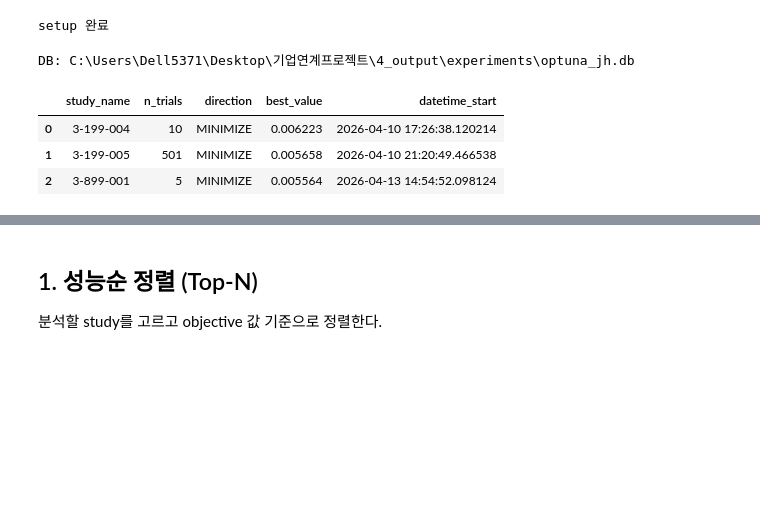
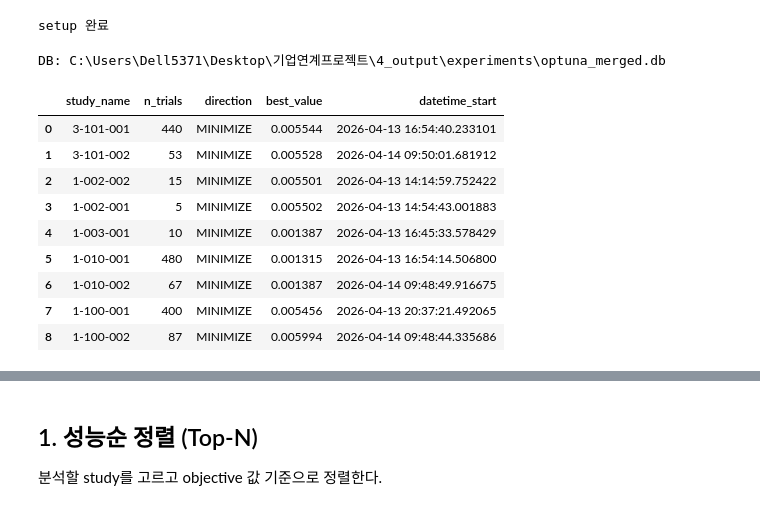
Before and after one commit to younjunseon/ASAC_SKhynix, a Jupyter notebook: 4_output/experiments/optuna_viewer.ipynb, the cells around one changed output, grey strips where cells are left out. Saved outputs shown, nothing was run; the diff lists cells and outputs as text; code cells hidden in the pictures; blank space fills up the shorter version.

Commit message:
chore: optuna viewer 노트북 갱신 및 실험 기록 추가
- optuna_viewer.ipynb 갱신, optuna_merged_viewer.ipynb 신규 추가
- experiments.csv 실험 기록 append

Co-Authored-By: Claude Opus 4.6 (1M context) <noreply@anthropic.com>

```diff
--- a/4_output/experiments/optuna_viewer.ipynb
+++ b/4_output/experiments/optuna_viewer.ipynb
@@ -24,32 +24,38 @@ setup 완료
 # %%
 import optuna
 import pandas as pd
 from pathlib import Path
 
 optuna.logging.set_verbosity(optuna.logging.WARNING)
 
-DB_PATH = Path("optuna_jh.db").resolve()
+DB_PATH = Path("optuna_merged.db").resolve()
 STORAGE = f"sqlite:///{DB_PATH.as_posix()}"
 print(f"DB: {DB_PATH}")
 
 summaries = optuna.get_all_study_summaries(STORAGE)
 study_info = pd.DataFrame([
     {
         "study_name": s.study_name,
         "n_trials": s.n_trials,
         "direction": s.direction.name,
         "best_value": s.best_trial.value if s.best_trial else None,
         "datetime_start": s.datetime_start,
     }
     for s in summaries
 ])
 study_info
 # %% [output]
-DB: C:\Users\Dell5371\Desktop\기업연계프로젝트\4_output\experiments\optuna_jh.db
+DB: C:\Users\Dell5371\Desktop\기업연계프로젝트\4_output\experiments\optuna_merged.db
 |  | study_name | n_trials | direction | best_value | datetime_start |
-| 0 | 3-199-004 | 10 | MINIMIZE | 0.006223 | 2026-04-10 17:26:38.120214 |
-| 1 | 3-199-005 | 501 | MINIMIZE | 0.005658 | 2026-04-10 21:20:49.466538 |
-| 2 | 3-899-001 | 5 | MINIMIZE | 0.005564 | 2026-04-13 14:54:52.098124 |
+| 0 | 3-101-001 | 440 | MINIMIZE | 0.005544 | 2026-04-13 16:54:40.233101 |
+| 1 | 3-101-002 | 53 | MINIMIZE | 0.005528 | 2026-04-14 09:50:01.681912 |
+| 2 | 1-002-002 | 15 | MINIMIZE | 0.005501 | 2026-04-13 14:14:59.752422 |
+| 3 | 1-002-001 | 5 | MINIMIZE | 0.005502 | 2026-04-13 14:54:43.001883 |
+| 4 | 1-003-001 | 10 | MINIMIZE | 0.001387 | 2026-04-13 16:45:33.578429 |
+| 5 | 1-010-001 | 480 | MINIMIZE | 0.001315 | 2026-04-13 16:54:14.506800 |
+| 6 | 1-010-002 | 67 | MINIMIZE | 0.001387 | 2026-04-14 09:48:49.916675 |
+| 7 | 1-100-001 | 400 | MINIMIZE | 0.005456 | 2026-04-13 20:37:21.492065 |
+| 8 | 1-100-002 | 87 | MINIMIZE | 0.005994 | 2026-04-14 09:48:44.335686 |
 # %%
 # 모든 study의 trial을 하나의 DataFrame으로 합치기
 frames = []
```
Also changed, not shown: parts of 5 cells of this notebook, 2 other files.
